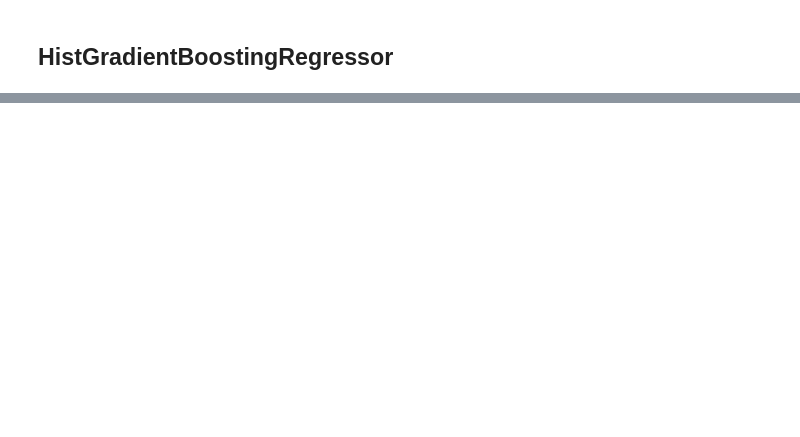
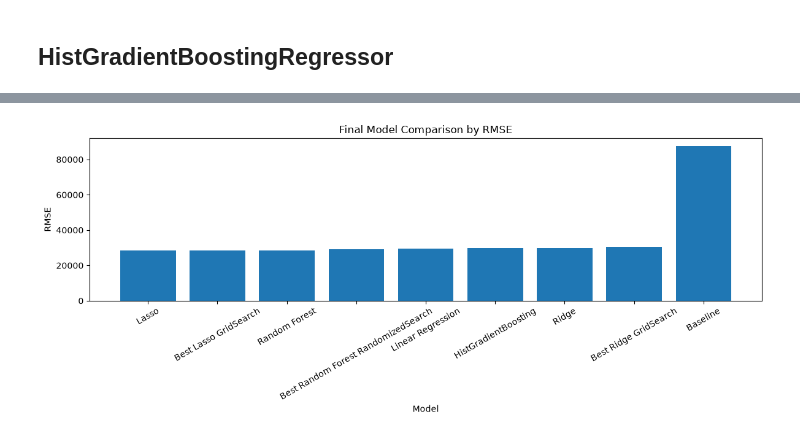
Before and after one commit to rodionP007/house_price_prediction, a Jupyter notebook: notebooks/01_eda_and_baseline.ipynb, the cells around one changed output, grey strips where cells are left out. Saved outputs shown, nothing was run; the diff lists cells and outputs as text; code cells hidden in the pictures; blank space fills up the shorter version.

Commit message:
Finalize notebook with conclusions

```diff
--- a/notebooks/01_eda_and_baseline.ipynb
+++ b/notebooks/01_eda_and_baseline.ipynb
@@ -810,0 +825,15 @@ final_results_with_best_rf.sort_values(by="RMSE")
+# %%
+hgb_model = Pipeline([
+    ("preprocessor", gb_preprocessor),
+    ("model", HistGradientBoostingRegressor(
+        max_iter=300,
+        learning_rate=0.05,
+        random_state=42
+    ))
+])
+
+hgb_model.fit(X_train, y_train)
+
+hgb_pred = hgb_model.predict(X_test)
+
+evaluate_model("HistGradientBoosting TEST", y_test, hgb_pred)
@@ -810,0 +846,15 @@ final_results_with_best_rf.sort_values(by="RMSE")
+# %%
+final_results_with_hgb = pd.concat([
+    final_results_with_best_rf,
+    pd.DataFrame([
+        get_metrics("HistGradientBoosting", y_test, hgb_pred)
+    ])
+], ignore_index=True)
+
+final_results_with_hgb_sorted = (
+    final_results_with_hgb
+    .sort_values(by="RMSE")
+    .reset_index(drop=True)
+)
+
+final_results_with_hgb_sorted
@@ -810,0 +882,16 @@ final_results_with_best_rf.sort_values(by="RMSE")
+# %%
+plt.figure(figsize=(12, 5))
+
+plt.bar(
+    final_results_with_hgb_sorted["model"],
+    final_results_with_hgb_sorted["RMSE"]
+)
+
+plt.xlabel("Model")
+plt.ylabel("RMSE")
+plt.title("Final Model Comparison by RMSE")
+plt.xticks(rotation=30)
+plt.tight_layout()
+plt.show()
+# %% [output]
+[figure, added]
```
Also changed, not shown: parts of 31 cells of this notebook.
